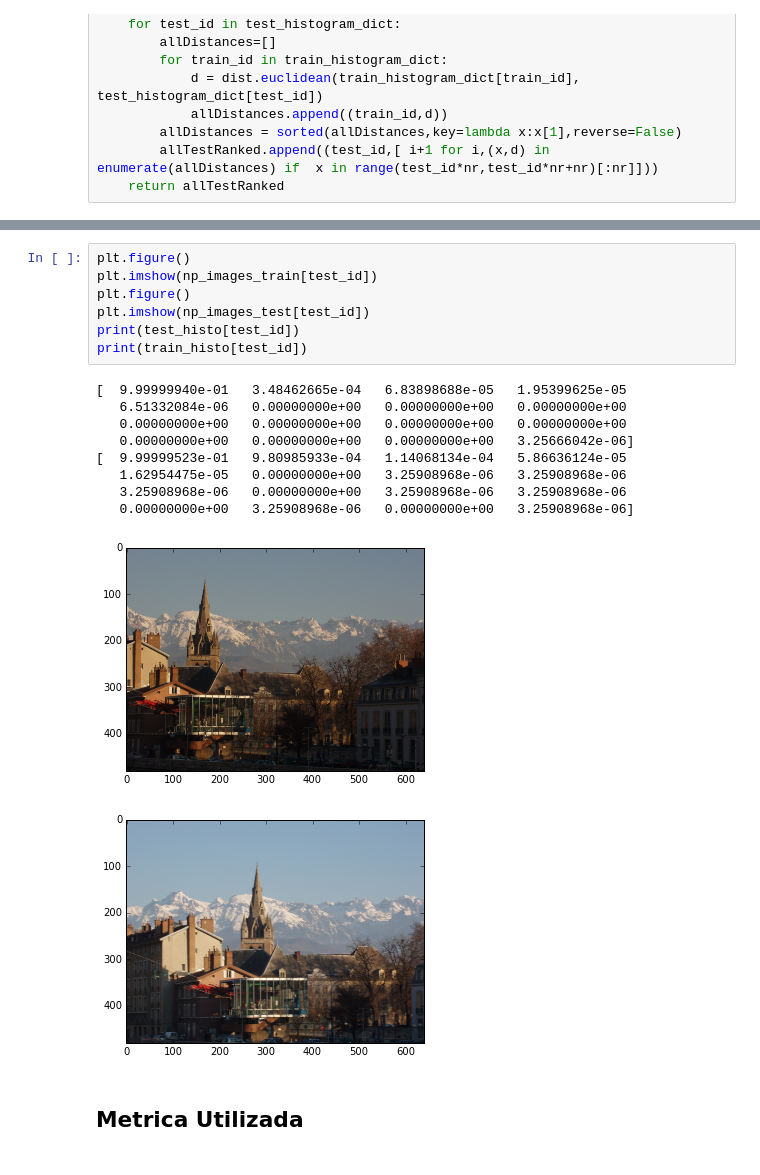
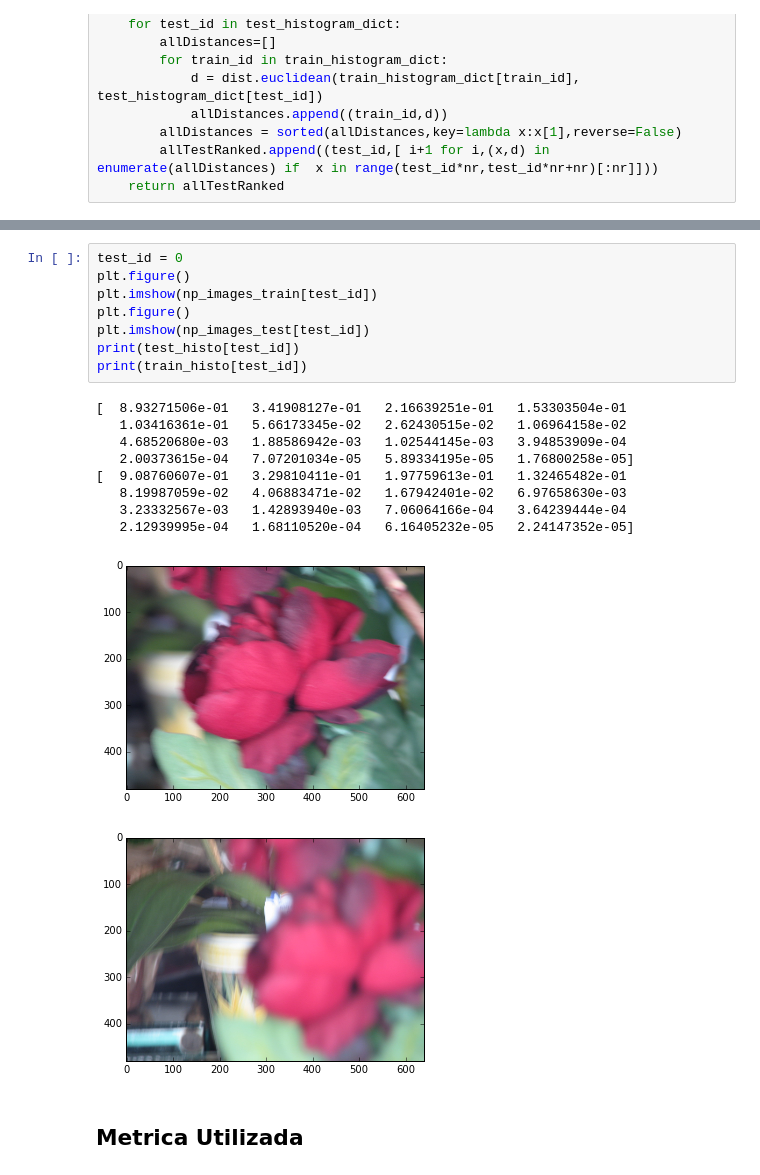
Before and after one commit to asilvino/ImageProcessing, a Jupyter notebook: projeto imagem.ipynb, the cells around one changed output, grey strips where cells are left out. Cells and saved outputs as stored; diff of their text form.

Commit message:
fixing notebook projeto imagem

```diff
--- a/projeto imagem.ipynb
+++ b/projeto imagem.ipynb
@@ -458,22 +458,23 @@ allTestRanked
  (19, [1])]
 # %%
+test_id = 0
 plt.figure()
 plt.imshow(np_images_train[test_id])
 plt.figure()
 plt.imshow(np_images_test[test_id])
 print(test_histo[test_id])
 print(train_histo[test_id])
 # %% [output]
-[  9.99999940e-01   3.48462665e-04   6.83898688e-05   1.95399625e-05
-   6.51332084e-06   0.00000000e+00   0.00000000e+00   0.00000000e+00
-   0.00000000e+00   0.00000000e+00   0.00000000e+00   0.00000000e+00
-   0.00000000e+00   0.00000000e+00   0.00000000e+00   3.25666042e-06]
-[  9.99999523e-01   9.80985933e-04   1.14068134e-04   5.86636124e-05
-   1.62954475e-05   0.00000000e+00   3.25908968e-06   3.25908968e-06
-   3.25908968e-06   0.00000000e+00   3.25908968e-06   3.25908968e-06
-   0.00000000e+00   3.25908968e-06   0.00000000e+00   3.25908968e-06]
+[  8.93271506e-01   3.41908127e-01   2.16639251e-01   1.53303504e-01
+   1.03416361e-01   5.66173345e-02   2.62430515e-02   1.06964158e-02
+   4.68520680e-03   1.88586942e-03   1.02544145e-03   3.94853909e-04
+   2.00373615e-04   7.07201034e-05   5.89334195e-05   1.76800258e-05]
+[  9.08760607e-01   3.29810411e-01   1.97759613e-01   1.32465482e-01
+   8.19987059e-02   4.06883471e-02   1.67942401e-02   6.97658630e-03
+   3.23332567e-03   1.42893940e-03   7.06064166e-04   3.64239444e-04
+   2.12939995e-04   1.68110520e-04   6.16405232e-05   2.24147352e-05]
-[figure, old version]
+[figure, new version]
-[figure, old version]
+[figure, new version]
 # %% [markdown]
 Metrica Utilizada
 ----------------
```
Also changed, not shown: parts of 42 cells of this notebook.
